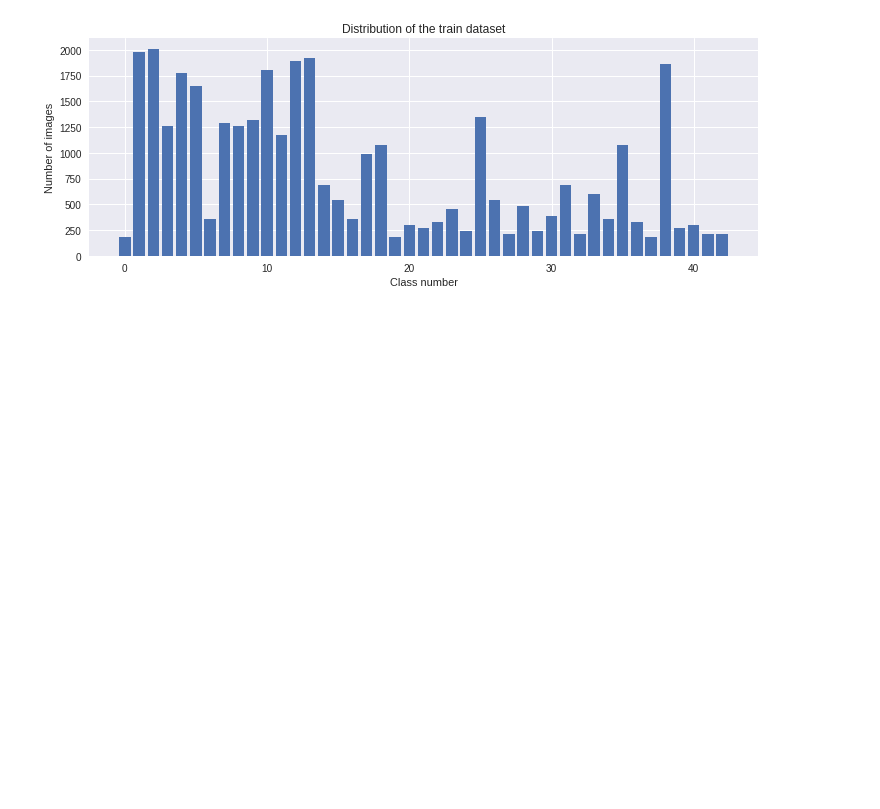
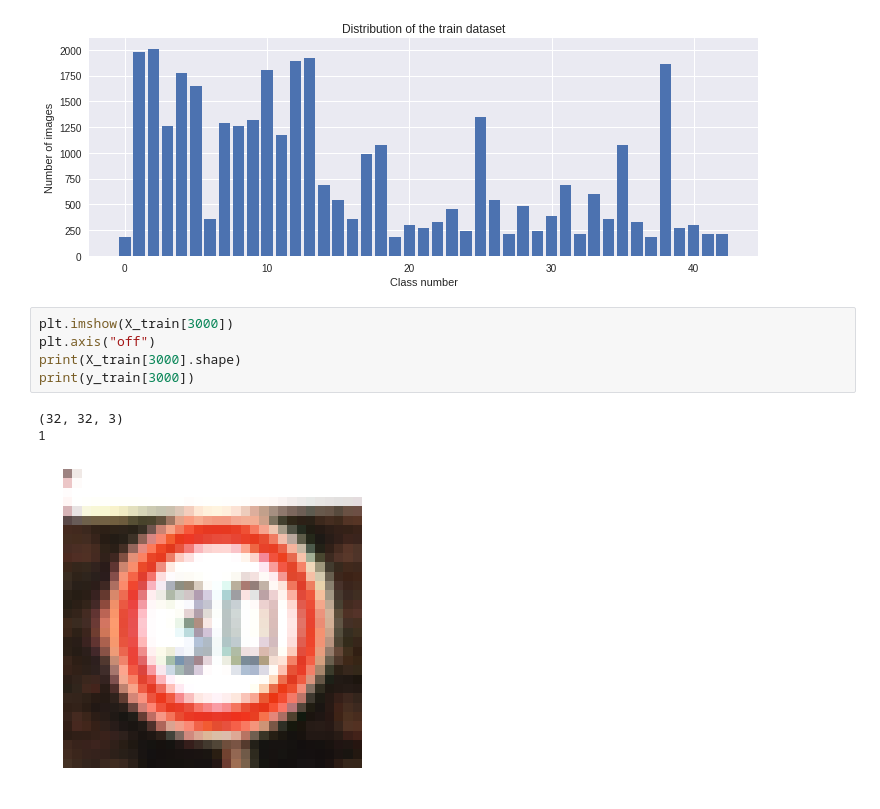
Before and after one commit to ItsCosmas/Traffic-Sign-Classification, a Jupyter notebook: Traffic_Sign_Classification.ipynb, the cells around one changed output. Saved outputs shown, nothing was run; the diff lists cells and outputs as text; blank space fills up the shorter version.

```diff
--- a/Traffic_Sign_Classification.ipynb
+++ b/Traffic_Sign_Classification.ipynb
@@ -105,3 +110,12 @@ plt.show()
 # %% [output]
 [180, 1980, 2010, 1260, 1770, 1650, 360, 1290, 1260, 1320, 1800, 1170, 1890, 1920, 690, 540, 360, 990, 1080, 180, 300, 270, 330, 450, 240, 1350, 540, 210, 480, 240, 390, 690, 210, 599, 360, 1080, 330, ...
 [figure]
+# %%
+plt.imshow(X_train[3000])
+plt.axis("off")
+print(X_train[3000].shape)
+print(y_train[3000])
+# %% [output]
+(32, 32, 3)
+1
+[figure, added]
```
Also changed, not shown: parts of 19 cells of this notebook.
